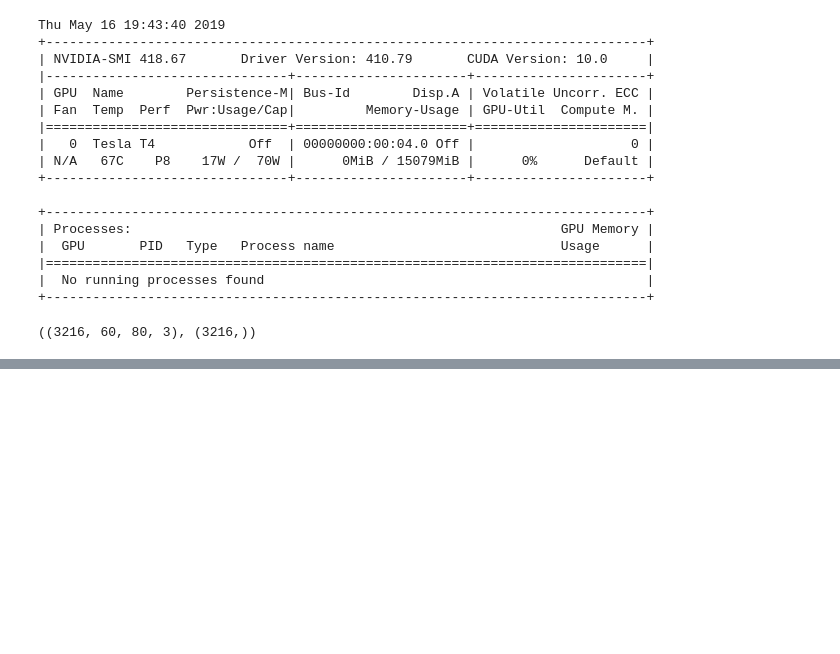
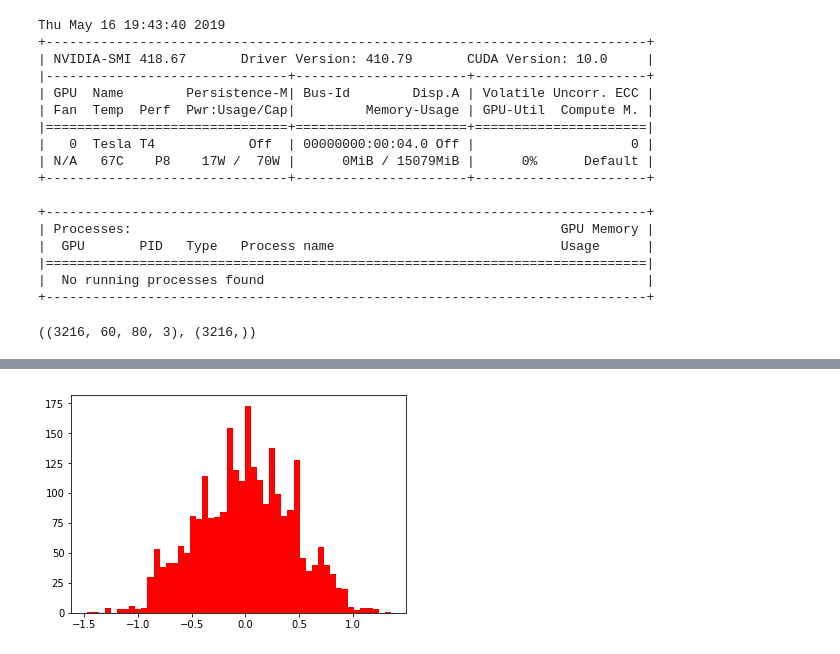
Before and after one commit to maglkp/kaggle, a Jupyter notebook: 5dwdriving4.ipynb, the cells around one changed output, grey strips where cells are left out. Saved outputs shown, nothing was run; the diff lists cells and outputs as text; code cells hidden in the pictures; blank space fills up the shorter version.

```diff
--- a/5dwdriving4.ipynb
+++ b/5dwdriving4.ipynb
@@ -81,0 +110,5 @@ AttributeError: ignored
+# %%
+#plt.hist(y_train, 50, facecolor='green');
+plt.hist(ygen, 50, facecolor='red');
+# %% [output]
+[figure, added]
```
Also changed, not shown: parts of 6 cells of this notebook.
